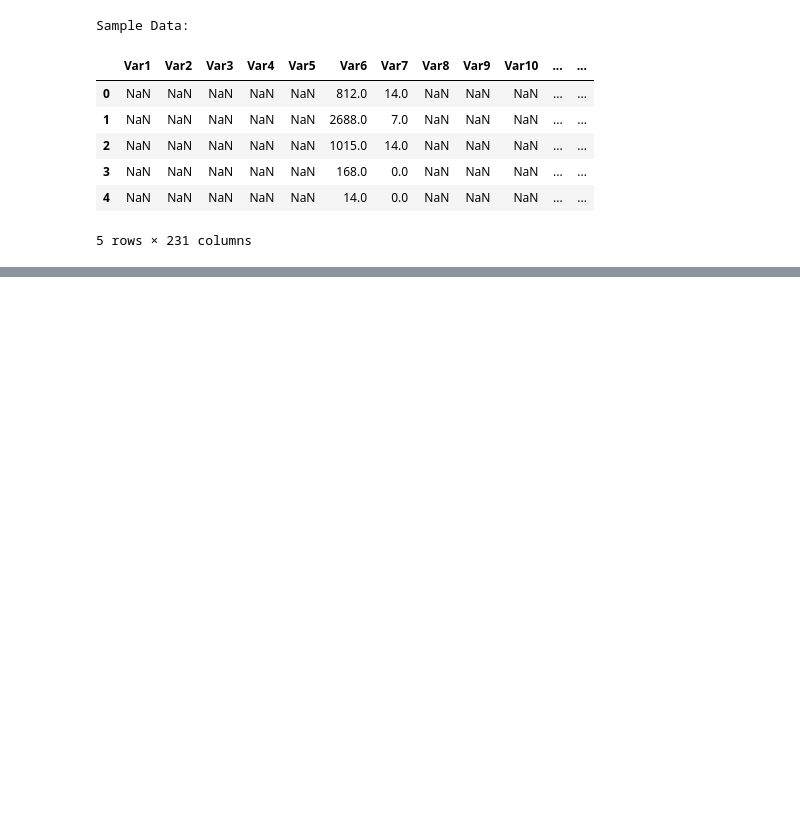
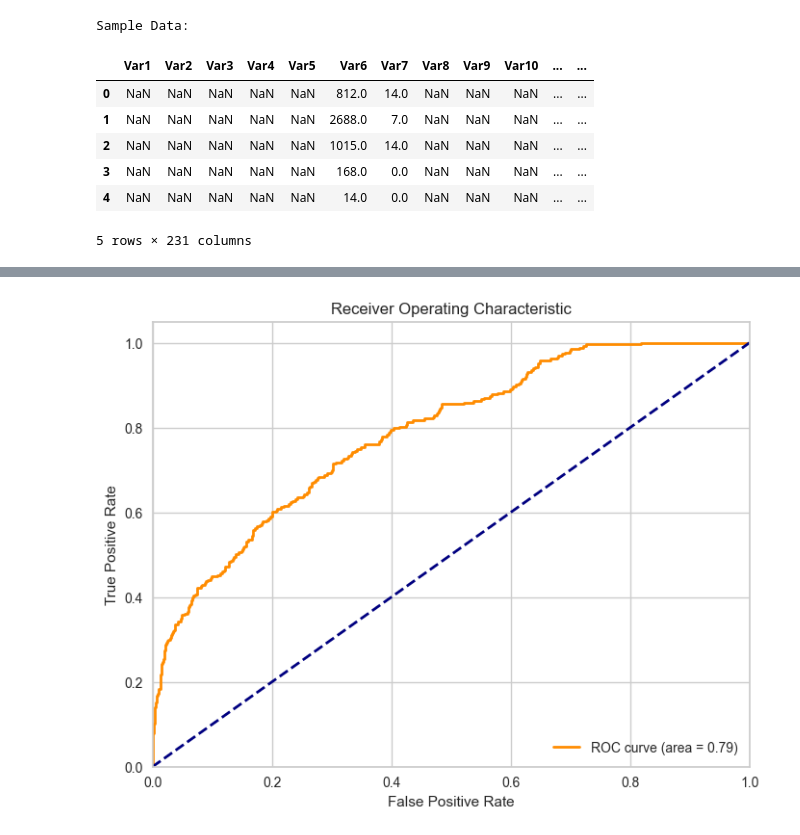
Before and after one commit to DeadNord/customer_churn_classification, a Jupyter notebook: SLChurnClass.ipynb, the cells around one changed output, grey strips where cells are left out. Saved outputs shown, nothing was run; the diff lists cells and outputs as text; code cells hidden in the pictures; blank space fills up the shorter version.

```diff
--- a/SLChurnClass.ipynb
+++ b/SLChurnClass.ipynb
@@ -193,0 +227,11 @@ best_score = grid_search.best_score_
+# %%
+# Combine pipelines into a dictionary
+model_pipelines = {
+    # "random_forest": full_pipeline_random_forest,
+    "gradient_boosting": full_pipeline_gradient_boosting,
+}
+# %%
+model_trainer = SLModelTrainer()
+model_trainer.train(
+    X_train, y_train, model_pipelines, param_grids, scoring="accuracy", cv=5
+)
@@ -194,2 +256,7 @@ best_score = grid_search.best_score_
+# %%
+best_models = model_trainer.best_estimators
+best_params = model_trainer.best_params
+best_scores = model_trainer.best_scores
+best_model = model_trainer.best_model_name
 # %%
 # Инициализация и использование класса SLModelEvaluator
@@ -210,0 +303,6 @@ evaluator.plot_confusion_matrix()
+# %%
+evaluator.plot_roc_curve(
+    model=best_models[best_model], X_test=X_test, y_test=y_test
+)
+# %% [output]
+[figure, added]
```
Also changed, not shown: parts of 27 cells of this notebook, 2 other files.
